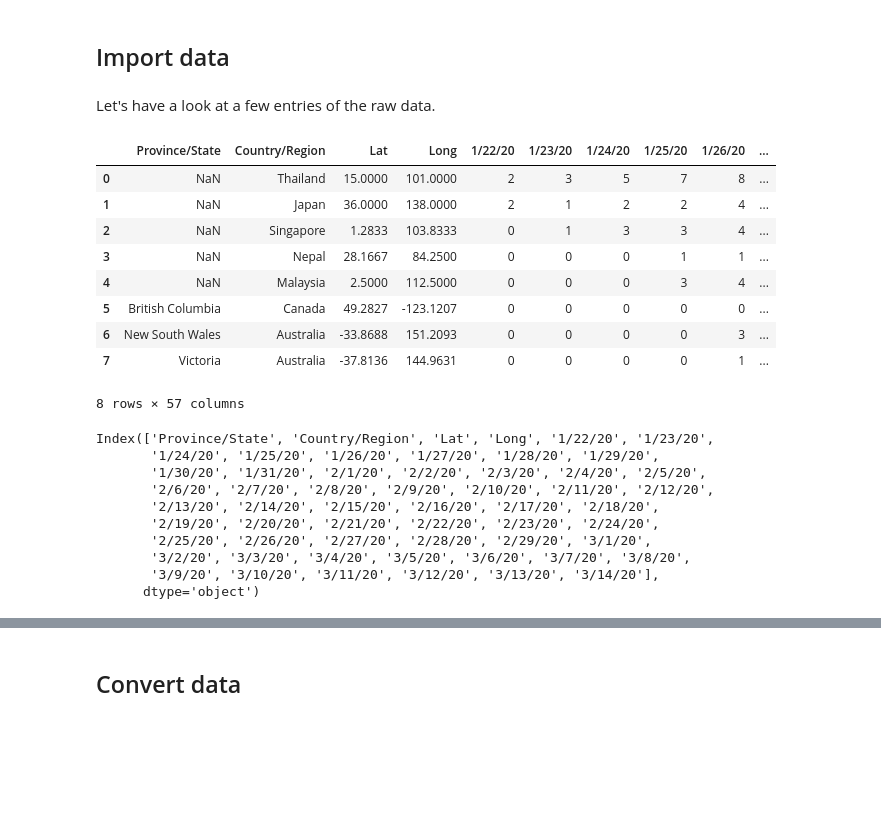
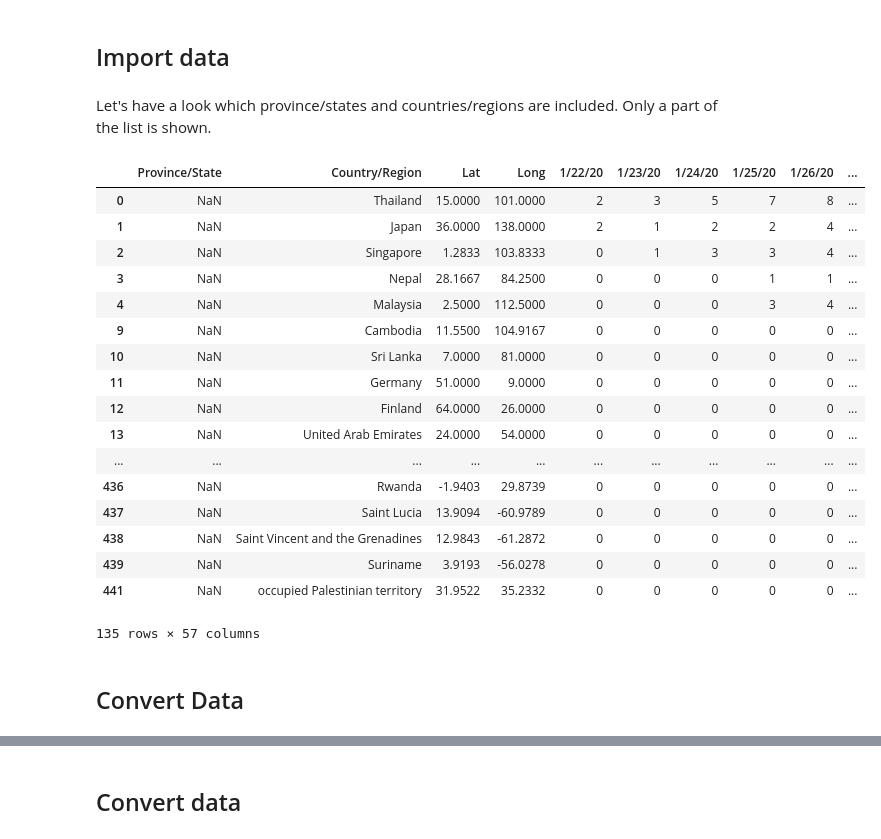
Before and after one commit to rpreiss07/covid19, a Jupyter notebook: index.ipynb, the cells around one changed output, grey strips where cells are left out. Saved outputs shown, nothing was run; the diff lists cells and outputs as text; code cells hidden in the pictures; blank space fills up the shorter version.

```diff
--- a/index.ipynb
+++ b/index.ipynb
@@ -13,38 +13,12 @@ Read their terms of use! Last time I checked it, it is strictly for public use i
 # %%
 import pandas as pd
 
-confirmed_cases_url = "https://raw.githubusercontent.com/CSSEGISandData/COVID-19/master/csse_covid_19_data/csse_covid_19_time_series/time_series_19-covid-Confirmed.csv"
-recovered_cases_url = "https://raw.githubusercontent.com/CSSEGISandData/COVID-19/master/csse_covid_19_data/csse_covid_19_time_series/time_series_19-covid-Recovered.csv"
-death_cases_url ="https://raw.githubusercontent.com/CSSEGISandData/COVID-19/master/csse_covid_19_data/csse_covid_19_time_series/time_series_19-covid-Deaths.csv"
+confirmed_url = "https://raw.githubusercontent.com/CSSEGISandData/COVID-19/master/csse_covid_19_data/csse_covid_19_time_series/time_series_19-covid-Confirmed.csv"
+recovered_url = "https://raw.githubusercontent.com/CSSEGISandData/COVID-19/master/csse_covid_19_data/csse_covid_19_time_series/time_series_19-covid-Recovered.csv"
+death_url ="https://raw.githubusercontent.com/CSSEGISandData/COVID-19/master/csse_covid_19_data/csse_covid_19_time_series/time_series_19-covid-Deaths.csv"
 
-raw_confirmed = pd.read_csv(confirmed_cases_url)
-raw_recovered = pd.read_csv(recovered_cases_url)
-raw_deaths = pd.read_csv(death_cases_url)
+raw_confirmed = pd.read_csv(confirmed_url)
+raw_recovered = pd.read_csv(recovered_url)
+raw_deaths = pd.read_csv(death_url)
 # %% [markdown]
-Let's have a look at a few entries of the raw data.
+Let's have a look which province/states and countries/regions are included. Only a part of the list is shown.
-# %%
-raw_confirmed[:8]
-# %% [output]
-|  | Province/State | Country/Region | Lat | Long | 1/22/20 | 1/23/20 | 1/24/20 | 1/25/20 | 1/26/20 | ... |
-| 0 | NaN | Thailand | 15.0000 | 101.0000 | 2 | 3 | 5 | 7 | 8 | ... |
-| 1 | NaN | Japan | 36.0000 | 138.0000 | 2 | 1 | 2 | 2 | 4 | ... |
-| 2 | NaN | Singapore | 1.2833 | 103.8333 | 0 | 1 | 3 | 3 | 4 | ... |
-| 3 | NaN | Nepal | 28.1667 | 84.2500 | 0 | 0 | 0 | 1 | 1 | ... |
-| 4 | NaN | Malaysia | 2.5000 | 112.5000 | 0 | 0 | 0 | 3 | 4 | ... |
-| 5 | British Columbia | Canada | 49.2827 | -123.1207 | 0 | 0 | 0 | 0 | 0 | ... |
-| 6 | New South Wales | Australia | -33.8688 | 151.2093 | 0 | 0 | 0 | 0 | 3 | ... |
-| 7 | Victoria | Australia | -37.8136 | 144.9631 | 0 | 0 | 0 | 0 | 1 | ... |
-8 rows × 57 columns
-# %%
-raw_confirmed.keys()
-# %% [output]
-Index(['Province/State', 'Country/Region', 'Lat', 'Long', '1/22/20', '1/23/20',
-       '1/24/20', '1/25/20', '1/26/20', '1/27/20', '1/28/20', '1/29/20',
-       '1/30/20', '1/31/20', '2/1/20', '2/2/20', '2/3/20', '2/4/20', '2/5/20',
-       '2/6/20', '2/7/20', '2/8/20', '2/9/20', '2/10/20', '2/11/20', '2/12/20',
-       '2/13/20', '2/14/20', '2/15/20', '2/16/20', '2/17/20', '2/18/20',
-       '2/19/20', '2/20/20', '2/21/20', '2/22/20', '2/23/20', '2/24/20',
-       '2/25/20', '2/26/20', '2/27/20', '2/28/20', '2/29/20', '3/1/20',
-       '3/2/20', '3/3/20', '3/4/20', '3/5/20', '3/6/20', '3/7/20', '3/8/20',
-       '3/9/20', '3/10/20', '3/11/20', '3/12/20', '3/13/20', '3/14/20'],
-      dtype='object')
@@ -50,0 +27,23 @@ Index(['Province/State', 'Country/Region', 'Lat', 'Long', '1/22/20', '1/23/20',
+# %%
+raw_confirmed[~pd.notnull(raw_confirmed['Province/State'])]
+# %% [output]
+|  | Province/State | Country/Region | Lat | Long | 1/22/20 | 1/23/20 | 1/24/20 | 1/25/20 | 1/26/20 | ... |
+| 0 | NaN | Thailand | 15.0000 | 101.0000 | 2 | 3 | 5 | 7 | 8 | ... |
+| 1 | NaN | Japan | 36.0000 | 138.0000 | 2 | 1 | 2 | 2 | 4 | ... |
+| 2 | NaN | Singapore | 1.2833 | 103.8333 | 0 | 1 | 3 | 3 | 4 | ... |
+| 3 | NaN | Nepal | 28.1667 | 84.2500 | 0 | 0 | 0 | 1 | 1 | ... |
+| 4 | NaN | Malaysia | 2.5000 | 112.5000 | 0 | 0 | 0 | 3 | 4 | ... |
+| 9 | NaN | Cambodia | 11.5500 | 104.9167 | 0 | 0 | 0 | 0 | 0 | ... |
+| 10 | NaN | Sri Lanka | 7.0000 | 81.0000 | 0 | 0 | 0 | 0 | 0 | ... |
+| 11 | NaN | Germany | 51.0000 | 9.0000 | 0 | 0 | 0 | 0 | 0 | ... |
+| 12 | NaN | Finland | 64.0000 | 26.0000 | 0 | 0 | 0 | 0 | 0 | ... |
+| 13 | NaN | United Arab Emirates | 24.0000 | 54.0000 | 0 | 0 | 0 | 0 | 0 | ... |
+| ... | ... | ... | ... | ... | ... | ... | ... | ... | ... | ... |
+| 436 | NaN | Rwanda | -1.9403 | 29.8739 | 0 | 0 | 0 | 0 | 0 | ... |
+| 437 | NaN | Saint Lucia | 13.9094 | -60.9789 | 0 | 0 | 0 | 0 | 0 | ... |
+| 438 | NaN | Saint Vincent and the Grenadines | 12.9843 | -61.2872 | 0 | 0 | 0 | 0 | 0 | ... |
+| 439 | NaN | Suriname | 3.9193 | -56.0278 | 0 | 0 | 0 | 0 | 0 | ... |
+| 441 | NaN | occupied Palestinian territory | 31.9522 | 35.2332 | 0 | 0 | 0 | 0 | 0 | ... |
+135 rows × 57 columns
+# %% [markdown]
+## Convert Data
```
Also changed, not shown: parts of 10 cells of this notebook.
